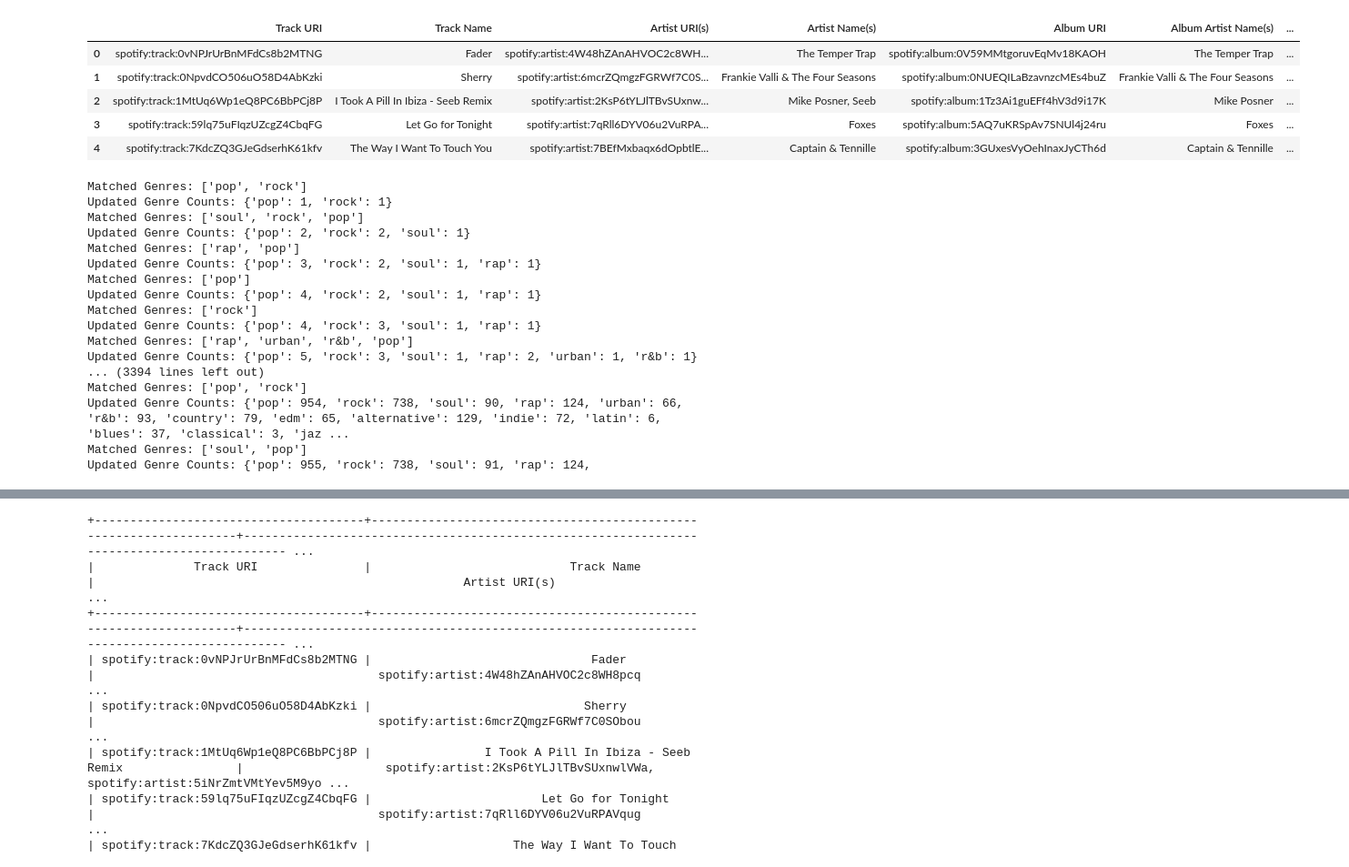
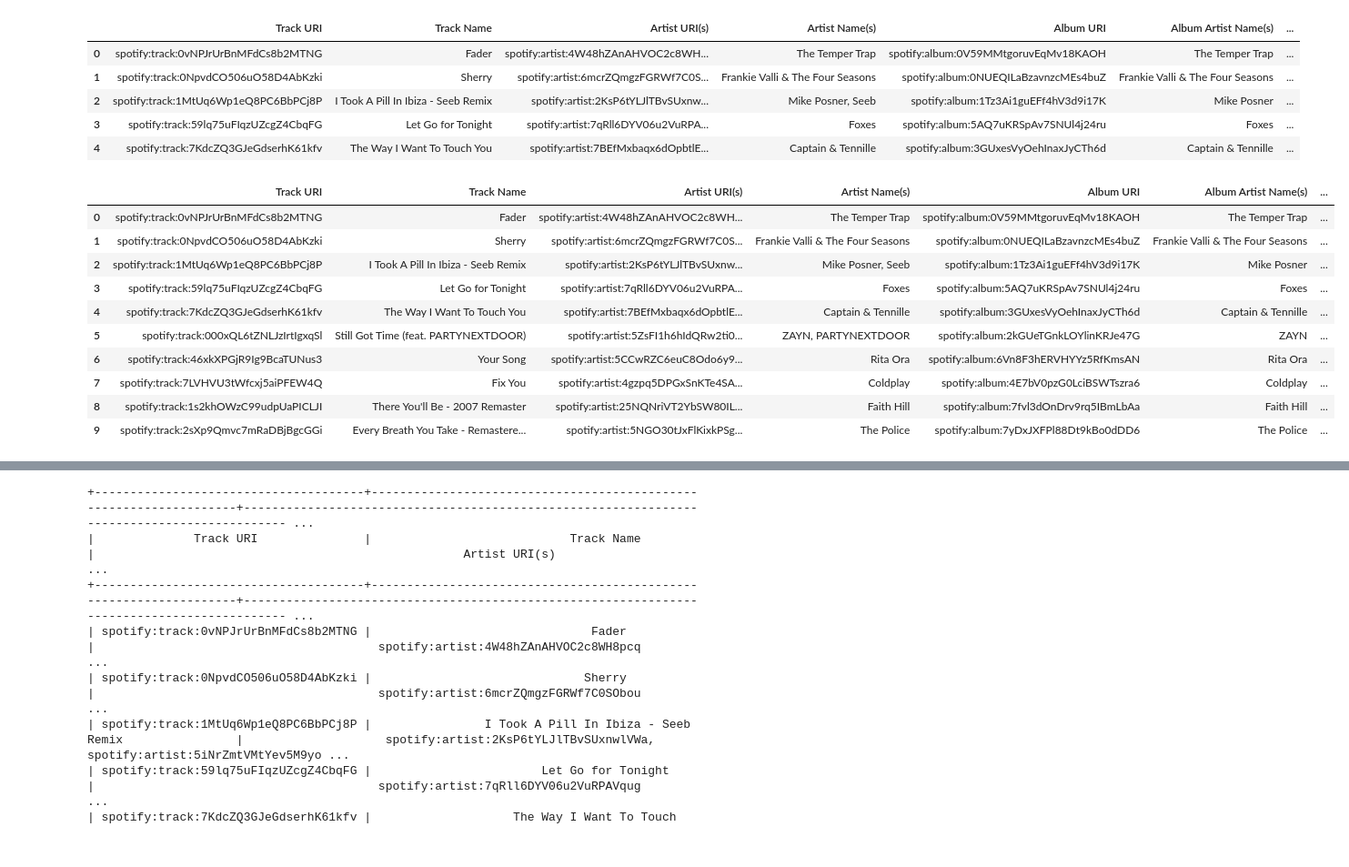
Before and after one commit to miltonluke/Project3, a Jupyter notebook: Project_3_J-Notebook_Starter-checkpoint.ipynb, the cells around one changed output, grey strips where cells are left out. Shown at 91% size. Saved outputs shown, nothing was run; the diff lists cells and outputs as text; code cells hidden in the pictures.

Commit message:
Commented out large testing line

```diff
--- a/Project_3_J-Notebook_Starter-checkpoint.ipynb
+++ b/Project_3_J-Notebook_Starter-checkpoint.ipynb
@@ -73,24 +63,19 @@ def filter_and_count_genres(genre_string, genres_list):
 # %%
 # Apply the function to the "Artist Genres" column
 df['Filtered Artist Genres'] = df['Artist Genres'].apply(lambda x: filter_and_count_genres(x, genres_list))
+df.head(10)
 # %% [output]
-Matched Genres: ['pop', 'rock']
-Updated Genre Counts: {'pop': 1, 'rock': 1}
-Matched Genres: ['soul', 'rock', 'pop']
-Updated Genre Counts: {'pop': 2, 'rock': 2, 'soul': 1}
-Matched Genres: ['rap', 'pop']
-Updated Genre Counts: {'pop': 3, 'rock': 2, 'soul': 1, 'rap': 1}
-Matched Genres: ['pop']
-Updated Genre Counts: {'pop': 4, 'rock': 2, 'soul': 1, 'rap': 1}
-Matched Genres: ['rock']
-Updated Genre Counts: {'pop': 4, 'rock': 3, 'soul': 1, 'rap': 1}
-Matched Genres: ['rap', 'urban', 'r&b', 'pop']
-Updated Genre Counts: {'pop': 5, 'rock': 3, 'soul': 1, 'rap': 2, 'urban': 1, 'r&b': 1}
-... (3394 lines left out)
-Matched Genres: ['pop', 'rock']
-Updated Genre Counts: {'pop': 954, 'rock': 738, 'soul': 90, 'rap': 124, 'urban': 66, 'r&b': 93, 'country': 79, 'edm': 65, 'alternative': 129, 'indie': 72, 'latin': 6, 'blues': 37, 'classical': 3, 'jaz ...
-Matched Genres: ['soul', 'pop']
-Updated Genre Counts: {'pop': 955, 'rock': 738, 'soul': 91, 'rap': 124,
+|  | Track URI | Track Name | Artist URI(s) | Artist Name(s) | Album URI | Album Artist Name(s) | ... |
+| 0 | spotify:track:0vNPJrUrBnMFdCs8b2MTNG | Fader | spotify:artist:4W48hZAnAHVOC2c8WH... | The Temper Trap | spotify:album:0V59MMtgoruvEqMv18KAOH | The Temper Trap | ... |
+| 1 | spotify:track:0NpvdCO506uO58D4AbKzki | Sherry | spotify:artist:6mcrZQmgzFGRWf7C0S... | Frankie Valli & The Four Seasons | spotify:album:0NUEQILaBzavnzcMEs4buZ | Frankie Valli & The Four Seasons | ... |
+| 2 | spotify:track:1MtUq6Wp1eQ8PC6BbPCj8P | I Took A Pill In Ibiza - Seeb Remix | spotify:artist:2KsP6tYLJlTBvSUxnw... | Mike Posner, Seeb | spotify:album:1Tz3Ai1guEFf4hV3d9i17K | Mike Posner | ... |
+| 3 | spotify:track:59lq75uFIqzUZcgZ4CbqFG | Let Go for Tonight | spotify:artist:7qRll6DYV06u2VuRPA... | Foxes | spotify:album:5AQ7uKRSpAv7SNUl4j24ru | Foxes | ... |
+| 4 | spotify:track:7KdcZQ3GJeGdserhK61kfv | The Way I Want To Touch You | spotify:artist:7BEfMxbaqx6dOpbtlE... | Captain & Tennille | spotify:album:3GUxesVyOehInaxJyCTh6d | Captain & Tennille | ... |
+| 5 | spotify:track:000xQL6tZNLJzIrtIgxqSl | Still Got Time (feat. PARTYNEXTDOOR) | spotify:artist:5ZsFI1h6hIdQRw2ti0... | ZAYN, PARTYNEXTDOOR | spotify:album:2kGUeTGnkLOYlinKRJe47G | ZAYN | ... |
+| 6 | spotify:track:46xkXPGjR9Ig9BcaTUNus3 | Your Song | spotify:artist:5CCwRZC6euC8Odo6y9... | Rita Ora | spotify:album:6Vn8F3hERVHYYz5RfKmsAN | Rita Ora | ... |
+| 7 | spotify:track:7LVHVU3tWfcxj5aiPFEW4Q | Fix You | spotify:artist:4gzpq5DPGxSnKTe4SA... | Coldplay | spotify:album:4E7bV0pzG0LciBSWTszra6 | Coldplay | ... |
+| 8 | spotify:track:1s2khOWzC99udpUaPICLJI | There You'll Be - 2007 Remaster | spotify:artist:25NQNriVT2YbSW80IL... | Faith Hill | spotify:album:7fvl3dOnDrv9rq5IBmLbAa | Faith Hill | ... |
+| 9 | spotify:track:2sXp9Qmvc7mRaDBjBgcGGi | Every Breath You Take - Remastere... | spotify:artist:5NGO30tJxFlKixkPSg... | The Police | spotify:album:7yDxJXFPl88Dt9kBo0dDD6 | The Police | ... |
 # %%
 # Now, genre_counts will hold the running total of each genre
 print("Final Genre Counts:", dict(genre_counts))
```
Also changed, not shown: parts of 4 cells of this notebook.
